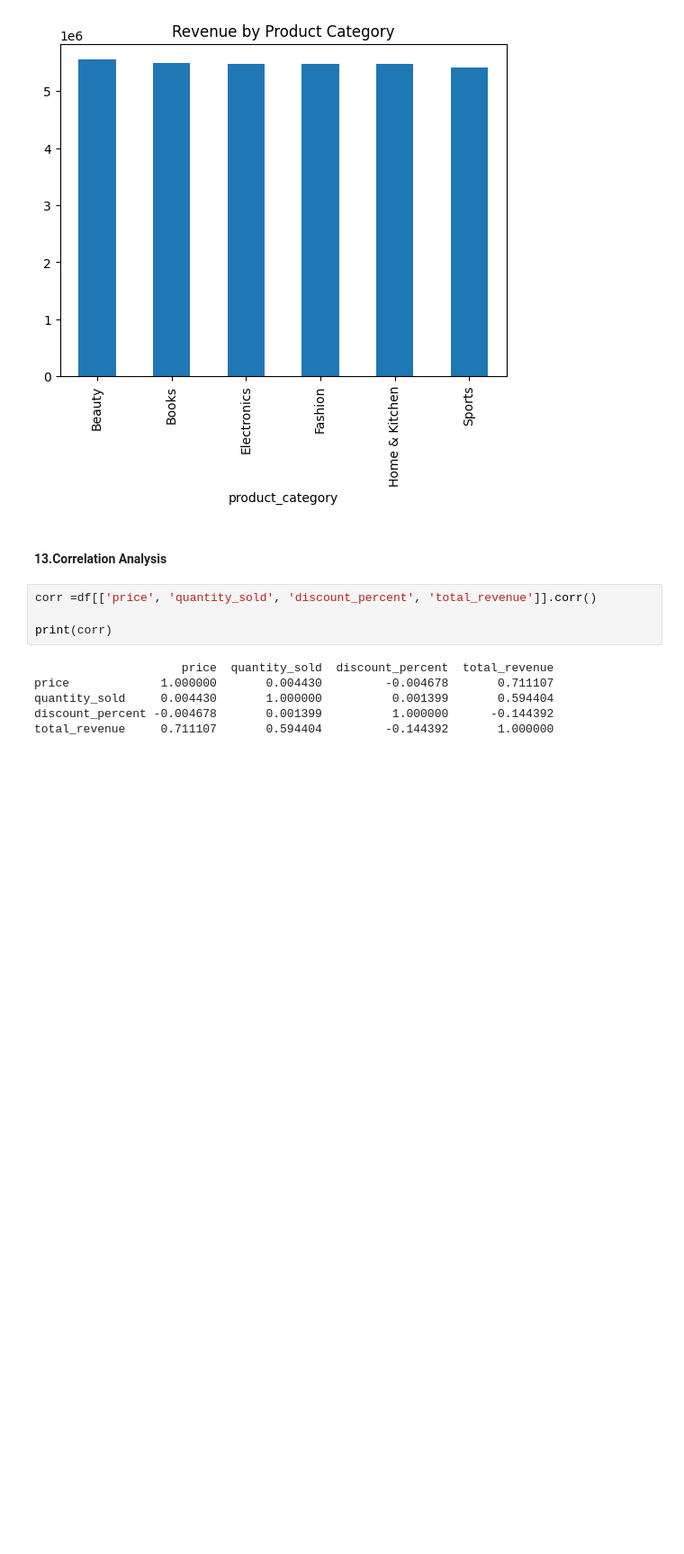
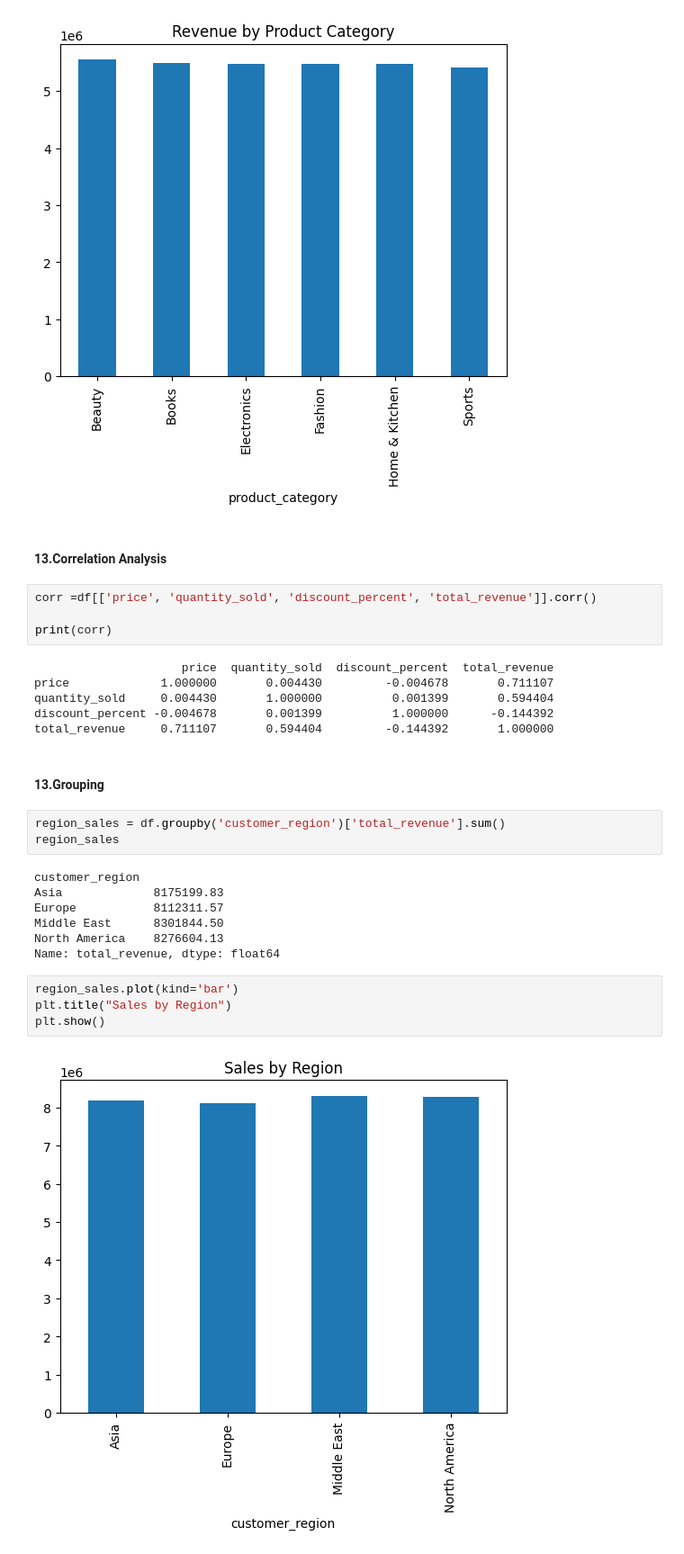
Before and after one commit to HimashMadushanka/ecommerce-sales-data-analysis, a Jupyter notebook: notebooks/ecommerce_sales_analysis.ipynb, the cells around one changed output. Shown at 90% size. Cells and saved outputs as stored; diff of their text form; blank space fills up the shorter version.

Commit message:
grouping

```diff
--- a/notebooks/ecommerce_sales_analysis.ipynb
+++ b/notebooks/ecommerce_sales_analysis.ipynb
@@ -193,3 +193,21 @@ price             1.000000       0.004430         -0.004678       0.711107
 quantity_sold     0.004430       1.000000          0.001399       0.594404
 discount_percent -0.004678       0.001399          1.000000      -0.144392
 total_revenue     0.711107       0.594404         -0.144392       1.000000
+# %% [markdown]
+#### 13.Grouping
+# %%
+region_sales = df.groupby('customer_region')['total_revenue'].sum()
+region_sales
+# %% [output]
+customer_region
+Asia             8175199.83
+Europe           8112311.57
+Middle East      8301844.50
+North America    8276604.13
+Name: total_revenue, dtype: float64
+# %%
+region_sales.plot(kind='bar')
+plt.title("Sales by Region")
+plt.show()
+# %% [output]
+[figure, added]
```
